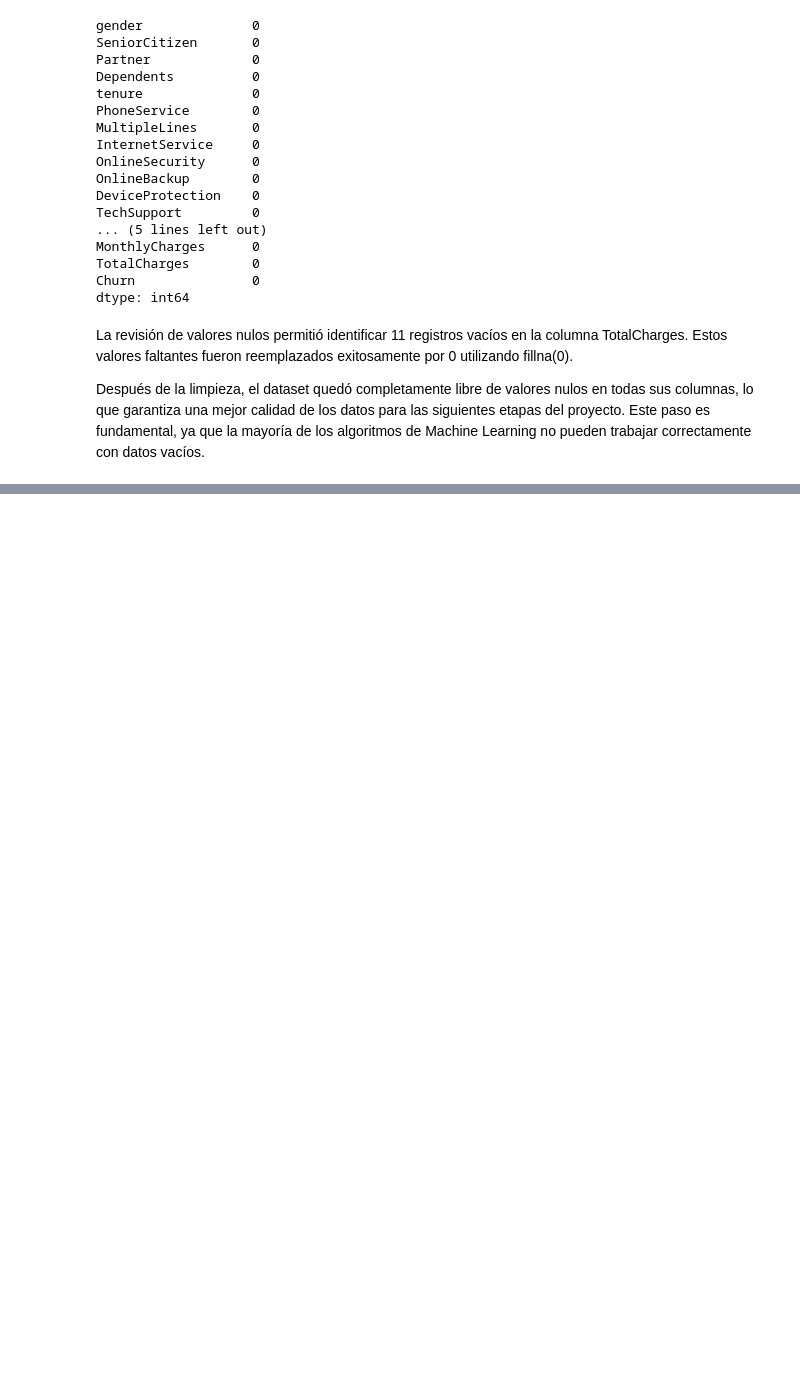
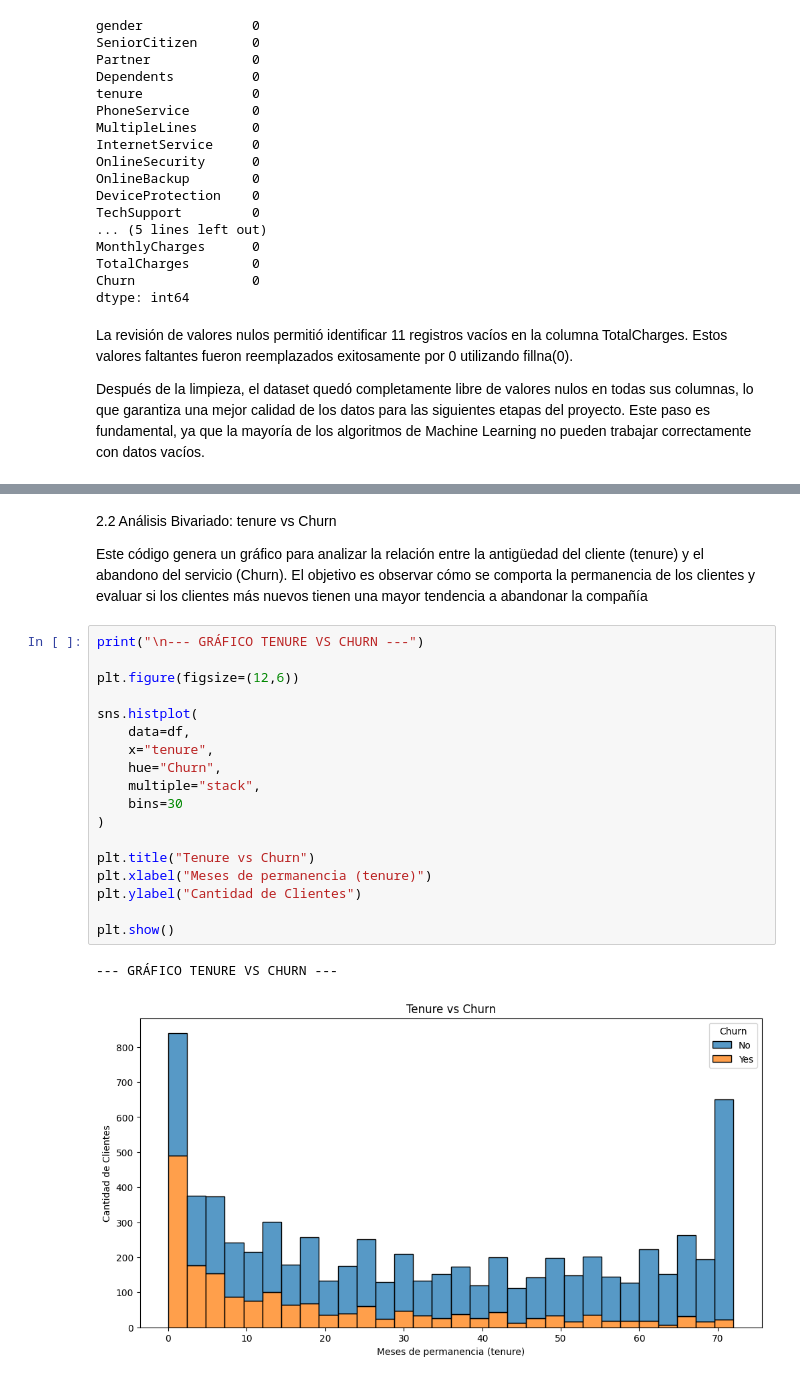
Before and after one commit to Renato416/Evaluaci-n_Parcial_2, a Jupyter notebook: Notebooks/churn_analysis.ipynb, the cells around one changed output, grey strips where cells are left out. Saved outputs shown, nothing was run; the diff lists cells and outputs as text; blank space fills up the shorter version.

```diff
--- a/Notebooks/churn_analysis.ipynb
+++ b/Notebooks/churn_analysis.ipynb
@@ -248,0 +323,25 @@ Después de la limpieza, el dataset quedó completamente libre de valores nulos
+# %% [markdown]
+2.2 Análisis Bivariado: tenure vs Churn
+
+Este código genera un gráfico para analizar la relación entre la antigüedad del cliente (tenure) y el abandono del servicio (Churn). El objetivo es observar cómo se comporta la permanencia de los clientes y evaluar si los clientes más nuevos tienen una mayor tendencia a abandonar la compañía
+# %%
+print("\n--- GRÁFICO TENURE VS CHURN ---")
+
+plt.figure(figsize=(12,6))
+
+sns.histplot(
+    data=df,
+    x="tenure",
+    hue="Churn",
+    multiple="stack",
+    bins=30
+)
+
+plt.title("Tenure vs Churn")
+plt.xlabel("Meses de permanencia (tenure)")
+plt.ylabel("Cantidad de Clientes")
+
+plt.show()
+# %% [output]
+--- GRÁFICO TENURE VS CHURN ---
+[figure, added]
```
Also changed, not shown: parts of 11 cells of this notebook.
